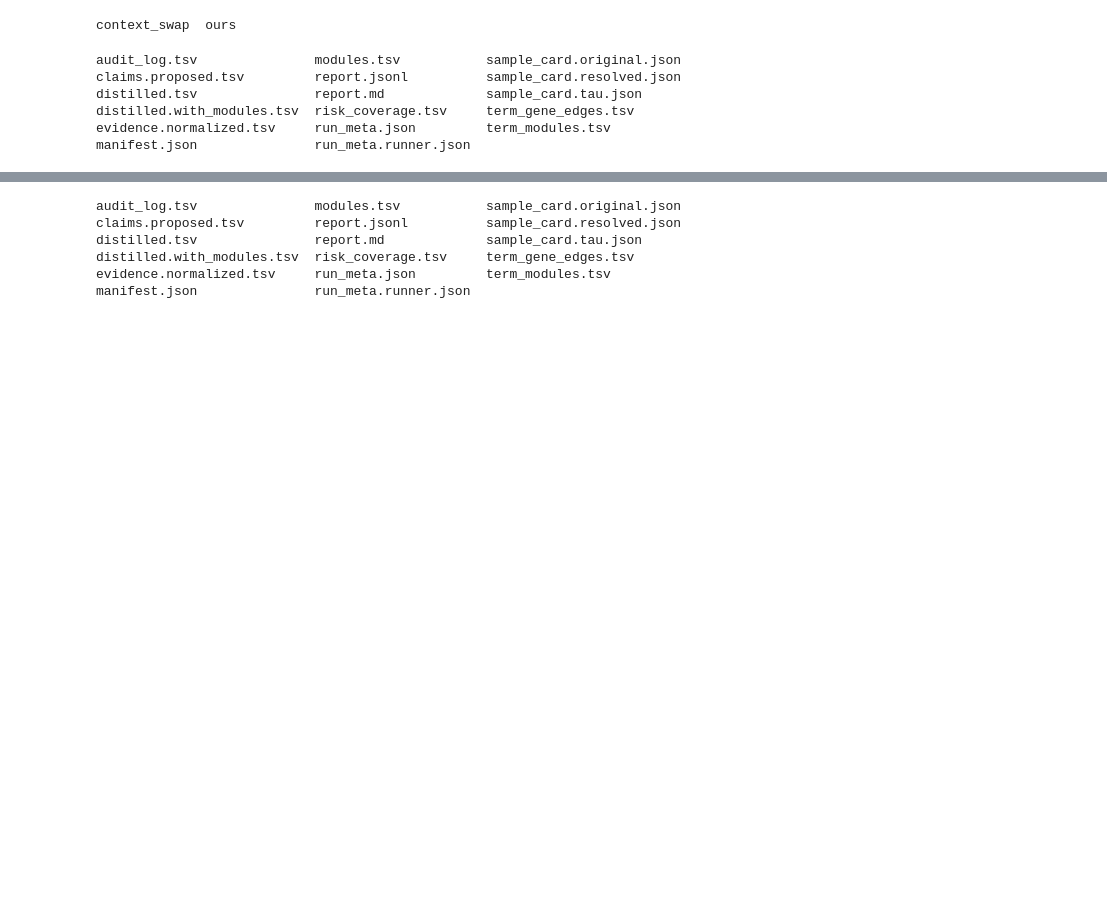
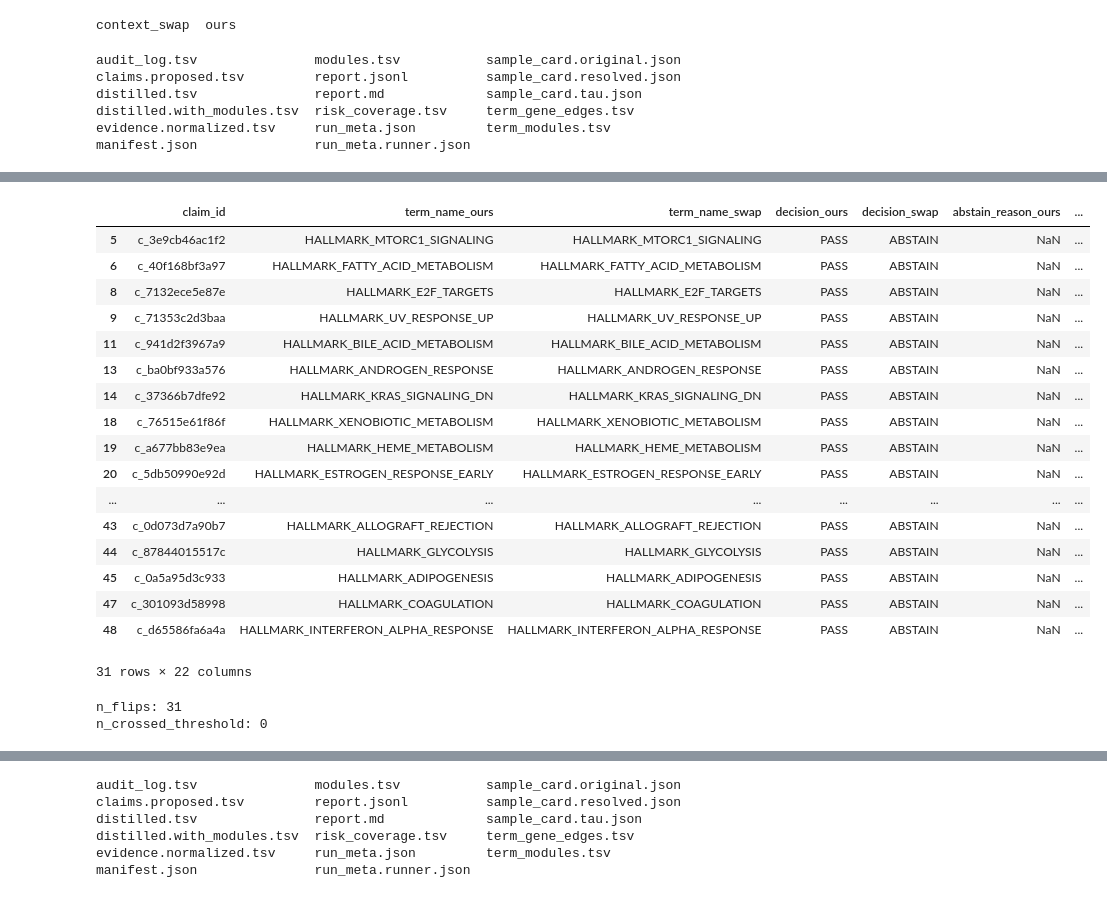
Before and after one commit to kenflab/LLM-PathwayCurator, a Jupyter notebook: paper/notebooks/Fig2_repro.v6.ipynb, the cells around one changed output, grey strips where cells are left out. Drawn from its saved outputs; the diff is of its cells as text; code cells hidden in the pictures; blank space fills up the shorter version.

Commit message:
feat(fig2): enforce context-swap proxy contract; enable review-only backend

```diff
--- a/paper/notebooks/Fig2_repro.v6.ipynb
+++ b/paper/notebooks/Fig2_repro.v6.ipynb
@@ -310,0 +480,64 @@ meta     True 8124
+# %%
+p_warn = 0.2
+
+keep = [
+    "claim_id","term_name","decision","abstain_reason",
+    "context_score_proxy_u01","context_score_proxy_u01_norm",
+    "context_ctx_id_effective","context_ctx_id_original",
+    "context_swap_to","context_swap_active",
+    "context_gate_hit","eligible","status",  # ここが超重要（あれば）
+]
+
+aa = a[[c for c in keep if c in a.columns]].rename(columns=lambda c: c+"_ours" if c!="claim_id" else c)
+bb = b[[c for c in keep if c in b.columns]].rename(columns=lambda c: c+"_swap" if c!="claim_id" else c)
+m = aa.merge(bb, on="claim_id", how="inner")
+
+m["u_ours"] = pd.to_numeric(m.get("context_score_proxy_u01_ours"), errors="coerce")
+m["u_swap"] = pd.to_numeric(m.get("context_score_proxy_u01_swap"), errors="coerce")
+m["hit_ours"] = m["u_ours"] < p_warn
+m["hit_swap"] = m["u_swap"] < p_warn
+
+flips = m[m["decision_ours"] != m["decision_swap"]].copy()
+flips["crossed_threshold"] = flips["hit_ours"] != flips["hit_swap"]
+flips["delta_u"] = flips["u_swap"] - flips["u_ours"]
+
+show_cols = [
+    "claim_id",
+    "term_name_ours","term_name_swap",
+    "decision_ours","decision_swap",
+    "abstain_reason_ours","abstain_reason_swap",
+    "u_ours","u_swap","delta_u",
+    "hit_ours","hit_swap","crossed_threshold",
+    "context_gate_hit_ours","context_gate_hit_swap",
+    "eligible_ours","eligible_swap",
+    "status_ours","status_swap",
+    "context_ctx_id_effective_ours","context_ctx_id_effective_swap",
+    "context_swap_to_swap",
+]
+show_cols = [c for c in show_cols if c in flips.columns]
+
+flips_sorted = flips.sort_values(["crossed_threshold","delta_u"], ascending=[False, True])
+display(flips_sorted[show_cols])
+print("n_flips:", len(flips_sorted))
+print("n_crossed_threshold:", int(flips_sorted["crossed_threshold"].sum()))
+# %% [output]
+|  | claim_id | term_name_ours | term_name_swap | decision_ours | decision_swap | abstain_reason_ours | ... |
+| 5 | c_3e9cb46ac1f2 | HALLMARK_MTORC1_SIGNALING | HALLMARK_MTORC1_SIGNALING | PASS | ABSTAIN | NaN | ... |
+| 6 | c_40f168bf3a97 | HALLMARK_FATTY_ACID_METABOLISM | HALLMARK_FATTY_ACID_METABOLISM | PASS | ABSTAIN | NaN | ... |
+| 8 | c_7132ece5e87e | HALLMARK_E2F_TARGETS | HALLMARK_E2F_TARGETS | PASS | ABSTAIN | NaN | ... |
+| 9 | c_71353c2d3baa | HALLMARK_UV_RESPONSE_UP | HALLMARK_UV_RESPONSE_UP | PASS | ABSTAIN | NaN | ... |
+| 11 | c_941d2f3967a9 | HALLMARK_BILE_ACID_METABOLISM | HALLMARK_BILE_ACID_METABOLISM | PASS | ABSTAIN | NaN | ... |
+| 13 | c_ba0bf933a576 | HALLMARK_ANDROGEN_RESPONSE | HALLMARK_ANDROGEN_RESPONSE | PASS | ABSTAIN | NaN | ... |
+| 14 | c_37366b7dfe92 | HALLMARK_KRAS_SIGNALING_DN | HALLMARK_KRAS_SIGNALING_DN | PASS | ABSTAIN | NaN | ... |
+| 18 | c_76515e61f86f | HALLMARK_XENOBIOTIC_METABOLISM | HALLMARK_XENOBIOTIC_METABOLISM | PASS | ABSTAIN | NaN | ... |
+| 19 | c_a677bb83e9ea | HALLMARK_HEME_METABOLISM | HALLMARK_HEME_METABOLISM | PASS | ABSTAIN | NaN | ... |
+| 20 | c_5db50990e92d | HALLMARK_ESTROGEN_RESPONSE_EARLY | HALLMARK_ESTROGEN_RESPONSE_EARLY | PASS | ABSTAIN | NaN | ... |
+| ... | ... | ... | ... | ... | ... | ... | ... |
+| 43 | c_0d073d7a90b7 | HALLMARK_ALLOGRAFT_REJECTION | HALLMARK_ALLOGRAFT_REJECTION | PASS | ABSTAIN | NaN | ... |
+| 44 | c_87844015517c | HALLMARK_GLYCOLYSIS | HALLMARK_GLYCOLYSIS | PASS | ABSTAIN | NaN | ... |
+| 45 | c_0a5a95d3c933 | HALLMARK_ADIPOGENESIS | HALLMARK_ADIPOGENESIS | PASS | ABSTAIN | NaN | ... |
+| 47 | c_301093d58998 | HALLMARK_COAGULATION | HALLMARK_COAGULATION | PASS | ABSTAIN | NaN | ... |
+| 48 | c_d65586fa6a4a | HALLMARK_INTERFERON_ALPHA_RESPONSE | HALLMARK_INTERFERON_ALPHA_RESPONSE | PASS | ABSTAIN | NaN | ... |
+31 rows × 22 columns
+n_flips: 31
+n_crossed_threshold: 0
```
Also changed, not shown: parts of 19 cells of this notebook, 3 other files.
